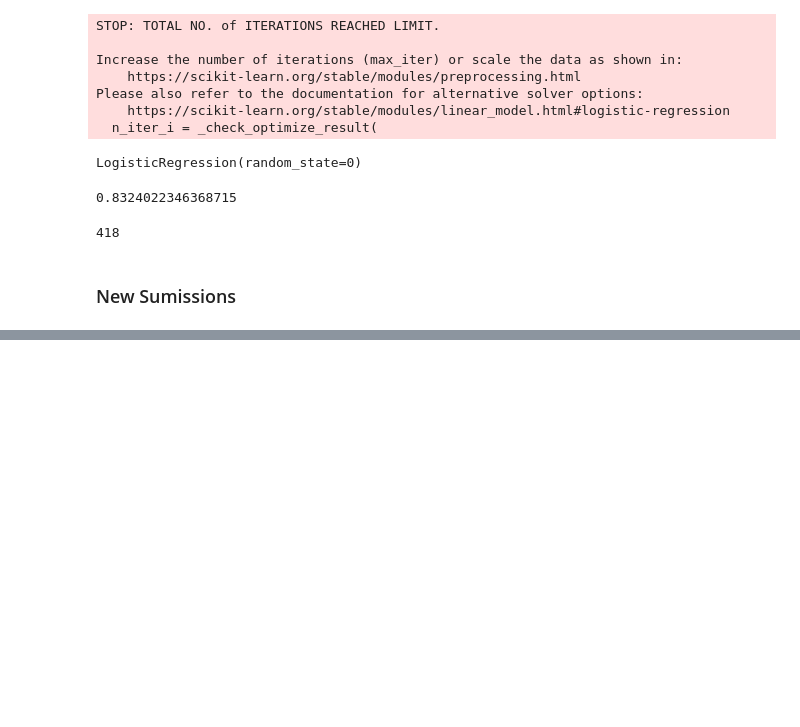
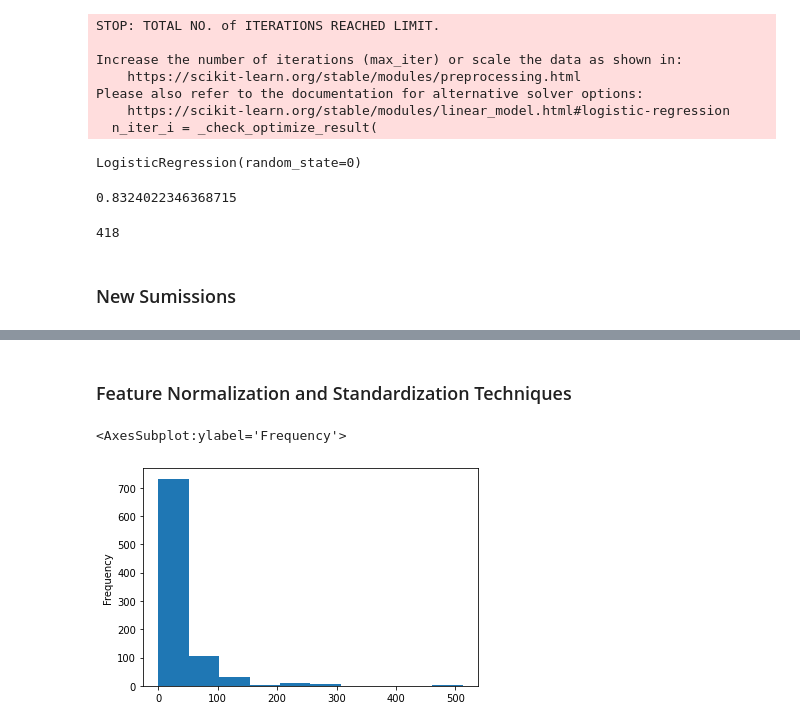
Before and after one commit to avilavate/titanic_disaster, a Jupyter notebook: notebooks/Titanic Disaster-Baseline Model .ipynb, the cells around one changed output, grey strips where cells are left out. Drawn from its saved outputs; the diff is of its cells as text; code cells hidden in the pictures; blank space fills up the shorter version.

```diff
--- a/notebooks/Titanic Disaster-Baseline Model .ipynb
+++ b/notebooks/Titanic Disaster-Baseline Model .ipynb
@@ -210,0 +320,7 @@ new_submission.to_csv(submission_file_path, index=False)
+# %% [markdown]
+### Feature Normalization and Standardization Techniques
+# %%
+train_df.Fare.plot(kind="hist")
+# %% [output]
+<AxesSubplot:ylabel='Frequency'>
+[figure, added]
```
Also changed, not shown: parts of 42 cells of this notebook, 3 other files.
